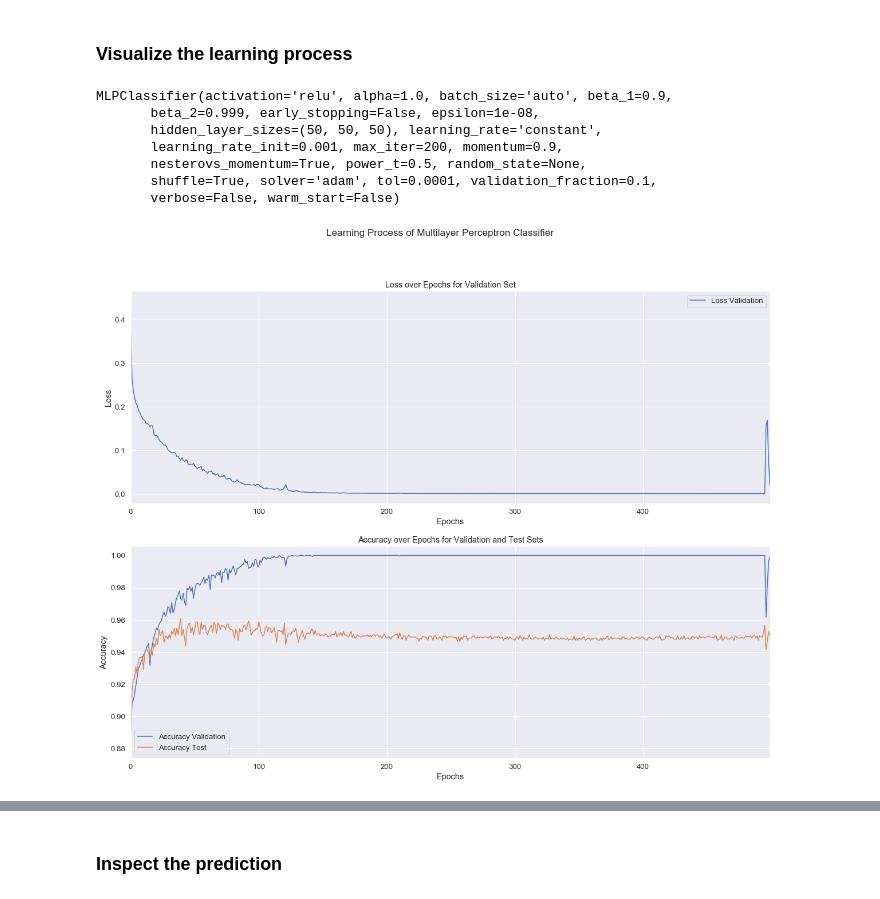
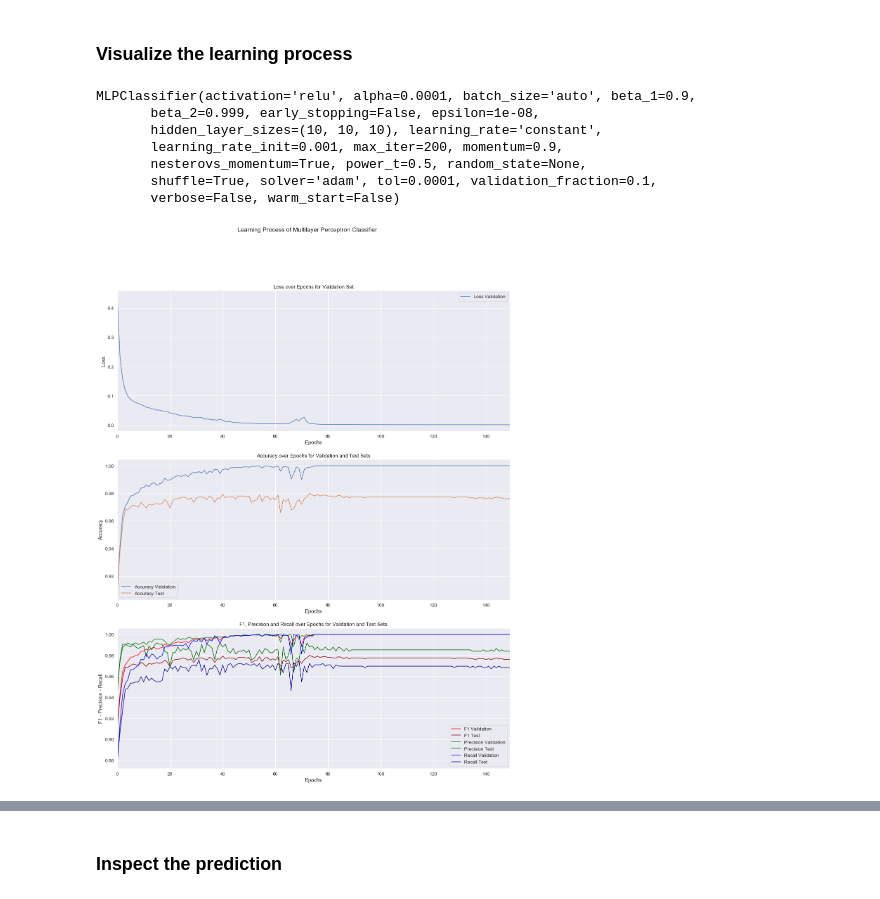
Before and after one commit to vb690/data_viz_python, a Jupyter notebook: iggi_workshop_data_viz_python.ipynb, the cells around one changed output, grey strips where cells are left out. Cells and saved outputs as stored; diff of their text form; code cells hidden in the pictures.

Commit message:
Added time series visualization of f1, precision and recall

```diff
--- a/iggi_workshop_data_viz_python.ipynb
+++ b/iggi_workshop_data_viz_python.ipynb
@@ -280,7 +280,7 @@ plt.show()
 # %% [markdown]
 ### Evaluate a model more in detail
 # %%
-splitter = StratifiedShuffleSplit(n_splits=5)
+splitter = StratifiedShuffleSplit(n_splits=3)
 param_grid = {'hidden_layer_sizes' : [(10, 10, 10), (50, 50, 50), (100, 100, 100)]
               , 'activation' : ['tanh', 'relu']
               , 'alpha' : [1.0, 0.1, 0.001, 0.0001]
@@ -327,9 +327,9 @@ plt.show()
 # %%
 best_estimator
 # %% [output]
-MLPClassifier(activation='relu', alpha=1.0, batch_size='auto', beta_1=0.9,
+MLPClassifier(activation='relu', alpha=0.0001, batch_size='auto', beta_1=0.9,
        beta_2=0.999, early_stopping=False, epsilon=1e-08,
-       hidden_layer_sizes=(50, 50, 50), learning_rate='constant',
+       hidden_layer_sizes=(10, 10, 10), learning_rate='constant',
        learning_rate_init=0.001, max_iter=200, momentum=0.9,
        nesterovs_momentum=True, power_t=0.5, random_state=None,
        shuffle=True, solver='adam', tol=0.0001, validation_fraction=0.1,
@@ -349,0 +337,14 @@ for epoch in epochs:
+# %%
+loss_v = []
+# accuracy
+accuracy_v = []
+accuracy_ts = []
+# f1
+f1_v = []
+f1_ts = []
+# precision
+precision_v = []
+precision_ts = []
+# recall
+recall_v = []
+recall_ts = []
@@ -350,35 +373,76 @@ for epoch in epochs:
 # %%
 sns.set(font_scale=1.2)
-fig, axs = plt.subplots(2, 1, figsize = (20, 15))
+fig, axs = plt.subplots(3, 1, figsize = (20, 25))
+# loss
 sns.lineplot(y=loss_v
              , x=epochs
              , label='Loss Validation'
              , ax=axs[0]
             )
+# accuracy
 sns.lineplot(y=accuracy_v
              , x=epochs
              , label='Accuracy Validation'
              , ax=axs[1]
             )
 sns.lineplot(y=accuracy_ts
              , x=epochs
              , label = 'Accuracy Test'
              , ax=axs[1]
+            )
+# f1, precision, recall
+sns.lineplot(y=f1_v
+             , x=epochs
+             , label='F1 Validation'
+             , color='red'
+             , ax=axs[2]
+            )
+sns.lineplot(y=f1_ts
+             , x=epochs
+             , label = 'F1 Test'
+             , color='darkred'
+             , ax=axs[2]
+            )
+sns.lineplot(y=precision_v
+             , x=epochs
+             , label='Precision Validation'
+             , color='green'
+             , ax=axs[2]
+            )
+sns.lineplot(y=precision_ts
+             , x=epochs
+             , label='Precision Test'
+             , color='darkgreen'
+             , ax=axs[2]
+            )
+sns.lineplot(y=recall_v
+             , x=epochs
+             , label='Recall Validation'
+             , color='blue'
+             , ax=axs[2]
+            )
+sns.lineplot(y=recall_ts
+             , x=epochs
+             , label='Recall Test'
+             , color='darkblue'
+             , ax=axs[2]
             )
 
 for ax in axs:
 
     ax.set_xlabel('Epochs')
 
     ax.set_xlim(min(epochs), max(epochs))
 
 axs[0].set_title('Loss over Epochs for Validation Set')
 axs[0].set_ylabel('Loss')
 axs[1].set_title('Accuracy over Epochs for Validation and Test Sets')
 axs[1].set_ylabel('Accuracy')
+axs[2].set_title('F1, Precision and Recall over Epochs for Validation and Test Sets')
+axs[2].set_ylabel('F1 - Precision - Recall')
 plt.suptitle('Learning Process of Multilayer Perceptron Classifier')
 plt.legend()
 plt.show()
 # %% [output]
-[figure, old version]
+[figure, new version]
 # %%
```
Also changed, not shown: parts of 18 cells of this notebook, 1 other file.
